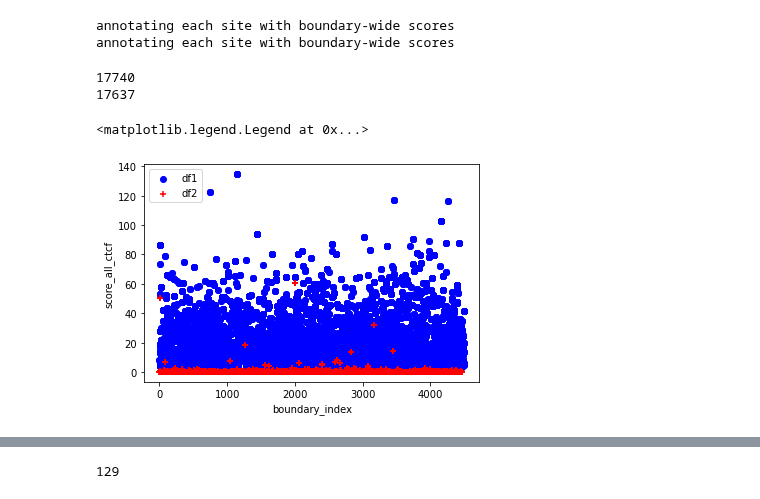
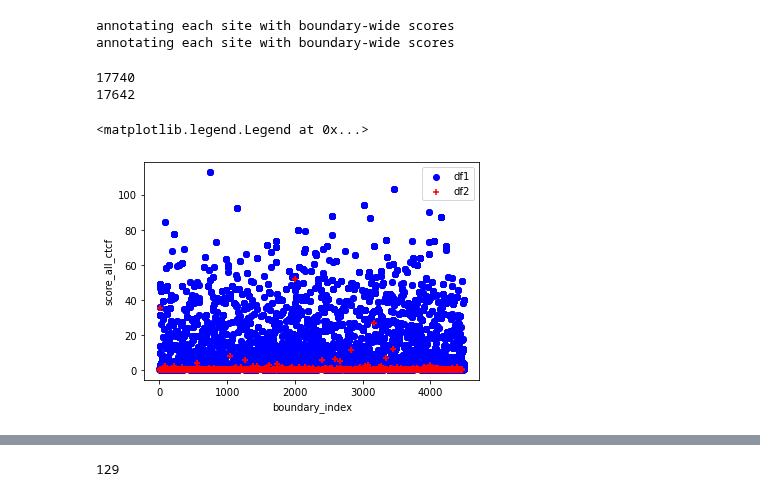
Before and after one commit to Fudenberg-Research-Group/akita_utils, a Jupyter notebook: bin/insert_experiments/analysis/CTCF_motif_deletion_vs_insertion.ipynb, the cells around one changed output, grey strips where cells are left out. Saved outputs shown, nothing was run; the diff lists cells and outputs as text; code cells hidden in the pictures.

Commit message:
analysis of dfs

```diff
--- a/bin/insert_experiments/analysis/CTCF_motif_deletion_vs_insertion.ipynb
+++ b/bin/insert_experiments/analysis/CTCF_motif_deletion_vs_insertion.ipynb
@@ -253,8 +253,8 @@ def collect_h5(file_name, out_dir, num_procs):
 
 collect_h5("scd.h5", "/scratch1/kamulege/test_disruption_scd_span_test/motif_expt_model7_head1/", 12)
 # %%
-h5_dirs_2 = "/scratch1/kamulege/test_disruption_scd_span_test/motif_expt_model7_head1/scd.h5"
-h5_dirs_1 = "/project/fudenber_735/tensorflow_models/akita/v2/analysis/permute_boundaries_motifs_ctcf_mm10_model7/scd.h5"
+h5_dirs_2 = "/scratch1/kamulege/test_disruption_scd/motif_expt_model1_head1/scd.h5"
+h5_dirs_1 = "/project/fudenber_735/tensorflow_models/akita/v2/analysis/permute_boundaries_motifs_ctcf_mm10_model1/scd.h5"
 sites_1 = akita_utils.tsv_gen_utils.filter_boundary_ctcfs_from_h5(
         h5_dirs=h5_dirs_1, score_key="SCD", threshold_all_ctcf=0,
     )
@@ -267,21 +267,22 @@ annotating each site with boundary-wide scores
 # %%
 print(len(sites_1["score_all_ctcf"]))
 print(len(sites_2["score_all_ctcf"]))
 
 # create a scatter plot for df1
-plt.scatter(sites_1['boundary_index'], sites_1['score_10k'], label='df1', color='blue', marker='o')
+plt.scatter(sites_1['boundary_index'], sites_1['score_all_ctcf'], label='df1', color='blue', marker='o')
 
 # create a scatter plot for df2
-plt.scatter(sites_2['boundary_index'], sites_2['score_10k'], label='df2', color='red', alpha=1, marker='+')
+plt.scatter(sites_2['boundary_index'], sites_2['score_all_ctcf'], label='df2', color='red', alpha=1, marker='+')
 # score_10k score_all_ctcf
 plt.xlabel("boundary_index")
 plt.ylabel("score_all_ctcf")
+# plt.ylim(0,5)
 plt.legend()
 # %% [output]
 17740
-17637
+17642
 <matplotlib.legend.Legend at 0x...>
-[figure, old version]
+[figure, new version]
 # %%
 score_key="SCD"
 upper_threshold=99
```
Also changed, not shown: parts of 2 cells of this notebook.
